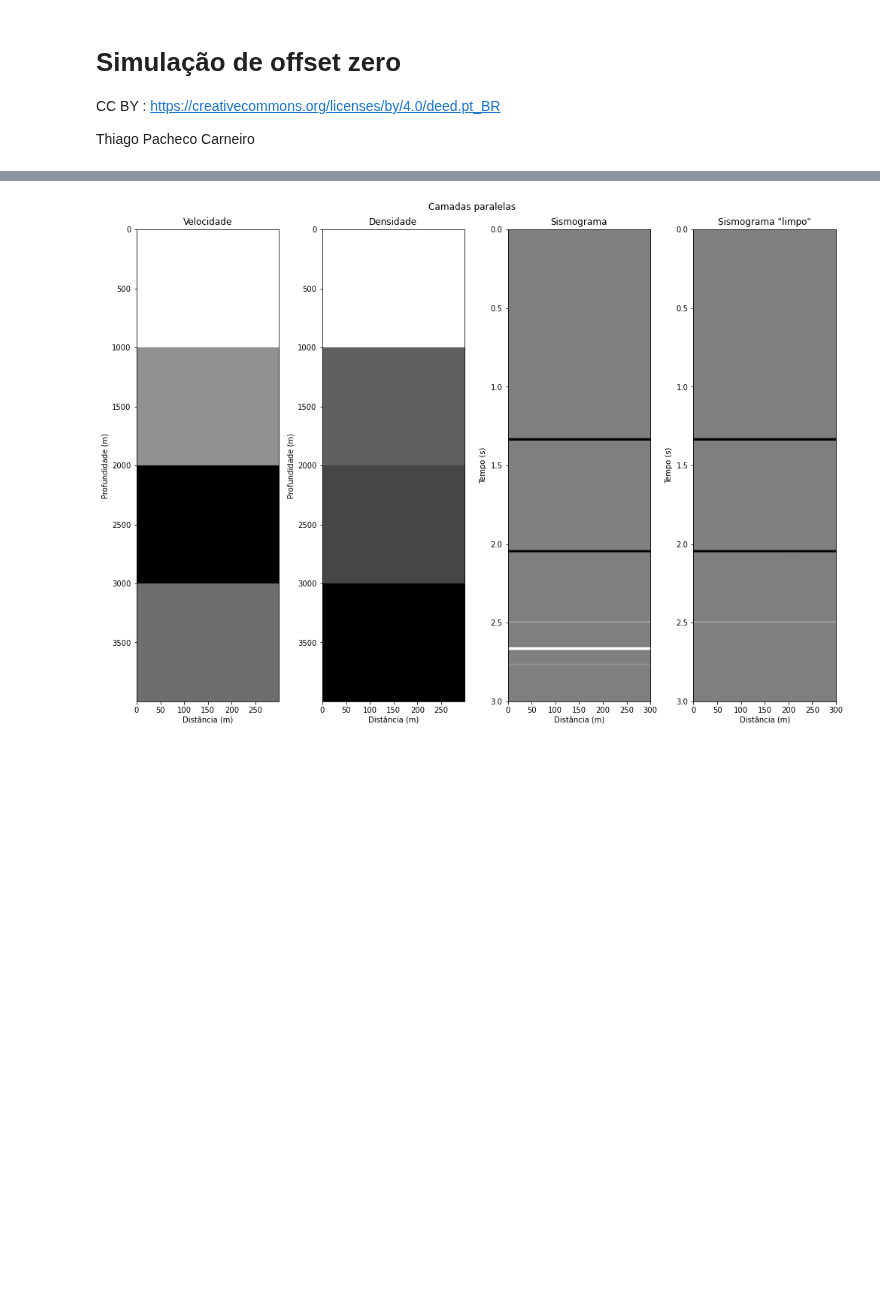
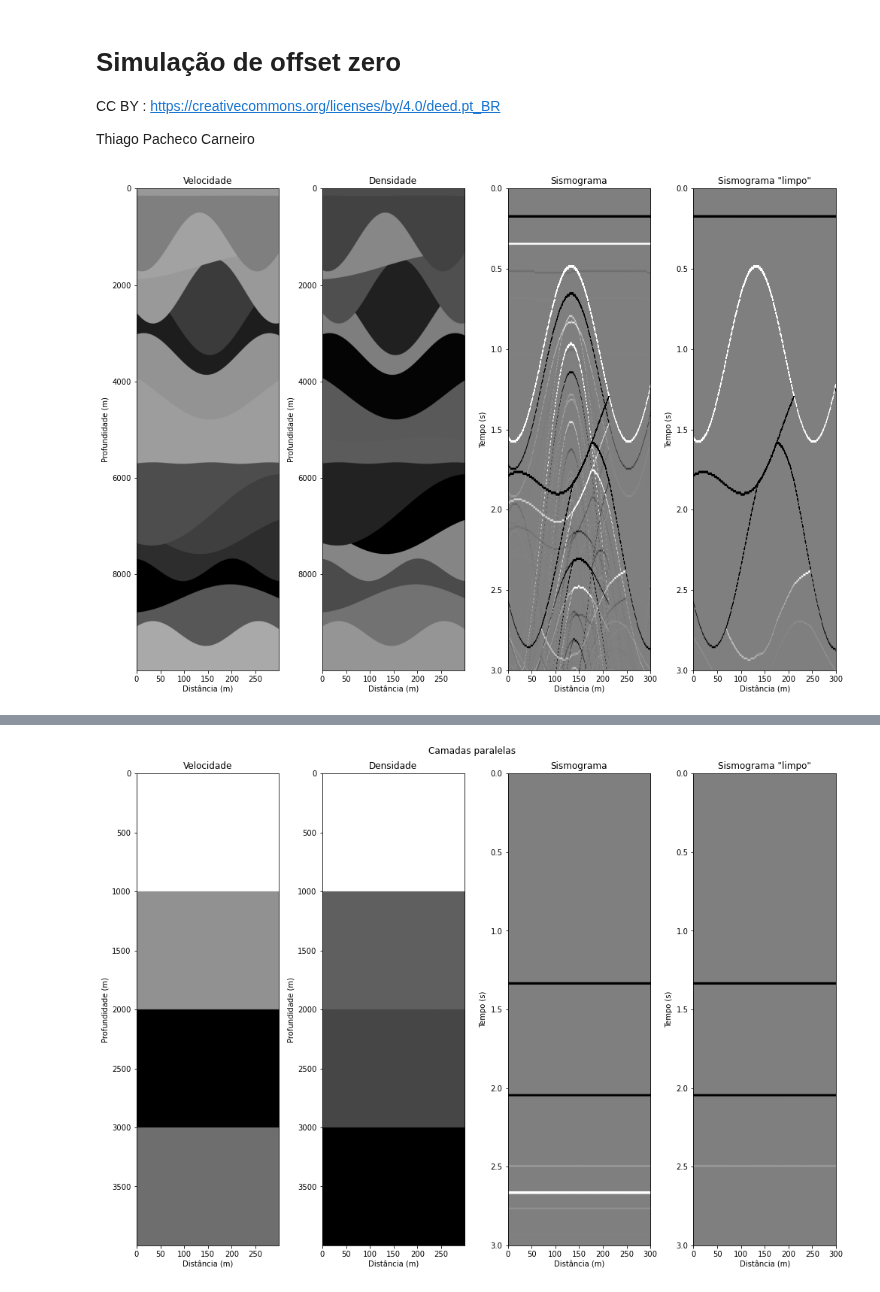
Before and after one commit to thiago-carneiro/mestrado, a Jupyter notebook: conv/conv.ipynb, the cells around one changed output, grey strips where cells are left out. Drawn from its saved outputs; the diff is of its cells as text; code cells hidden in the pictures; blank space fills up the shorter version.

Commit message:
Modelo Senoides e bug fixes

```diff
--- a/conv/conv.ipynb
+++ b/conv/conv.ipynb
@@ -334,6 +342,47 @@ class ModeloAleatorio(Modelo2D):
                 camadas.append(camada)
             c2D.append(camadas)
         super().__init__(c2D)
+# %%
+class ModeloSenoides(Modelo2D):
+    def __init__(self, nx: int = 300, nz: int = 10000, prof_min: int = 500, prof_max: int = 1000, v_min: int = 1500, v_max: int = 4500, rho_min: float = 1., rho_max: float = 2.5) -> None:
+        rast = np.zeros((nx,nz,2))
+        rast[:,:,0] = v_min
+        rast[:,:,1] = rho_min
+        z = 0
+        while z < nz-prof_max:
+            d = np.random.randint(prof_min,prof_max)
+            a = np.random.randint(0,prof_max)
+            k = np.pi/np.random.randint(50,nx)
+            fase = np.random.random()*np.pi*2
+            velocidade = np.random.randint(v_min,v_max)
+            rho = np.random.random()*(rho_max-rho_min)+rho_min
+            z = z + d
+            for x in range(nx):
+                profundidade = int(nz-z-a*np.sin(k*x+fase))
+                if profundidade < 0:
+                    profundidade = 0
+                rast[x,:profundidade,0] = velocidade
+                rast[x,:profundidade,1] = rho
+        c2D = []
+        for x in range(nx):
+            c = []
+            z = 0
+            while z < nz:
+                velocidade = rast[x,z,0]
+                rho = rast[x,z,1]
+                profundidade = 0
+                while (velocidade == rast[x,z+profundidade,0]) and (z+profundidade<nz-1):
+                    profundidade += 1
+                if profundidade > 0:
+                    c.append(Camada(profundidade=profundidade,velocidade=velocidade,densidade=rho))
+                z += profundidade + 1
+            c2D.append(c)
+            x += 1
+        super().__init__(c2D)
+# %%
+ModeloSenoides().plot()
+# %% [output]
+[figure, added]
 # %%
 ModeloAleatorio(nx=10000).obter_pulsos_classificados().droplevel('coluna')
 # %% [output]
```
Also changed, not shown: parts of 3 cells of this notebook.
